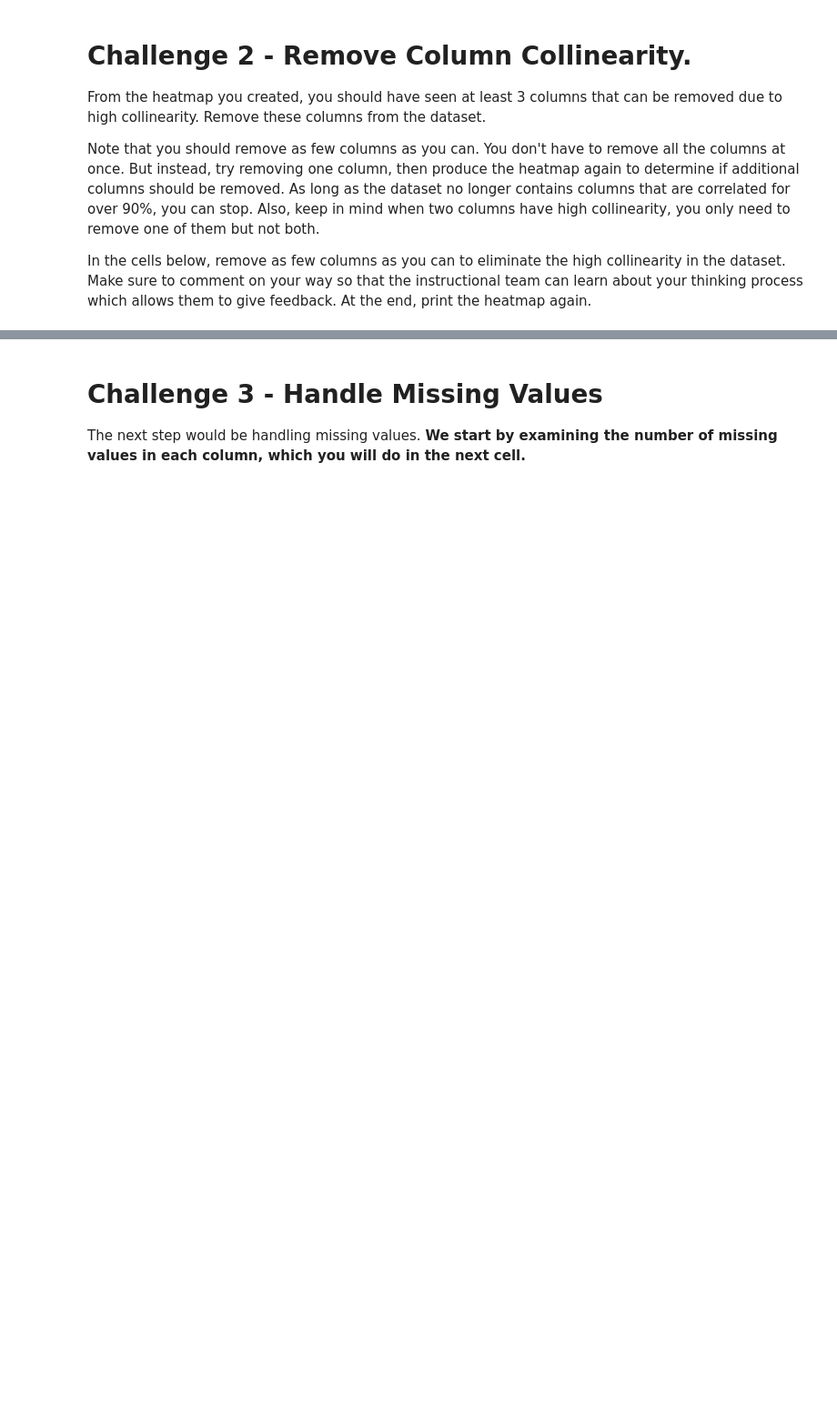
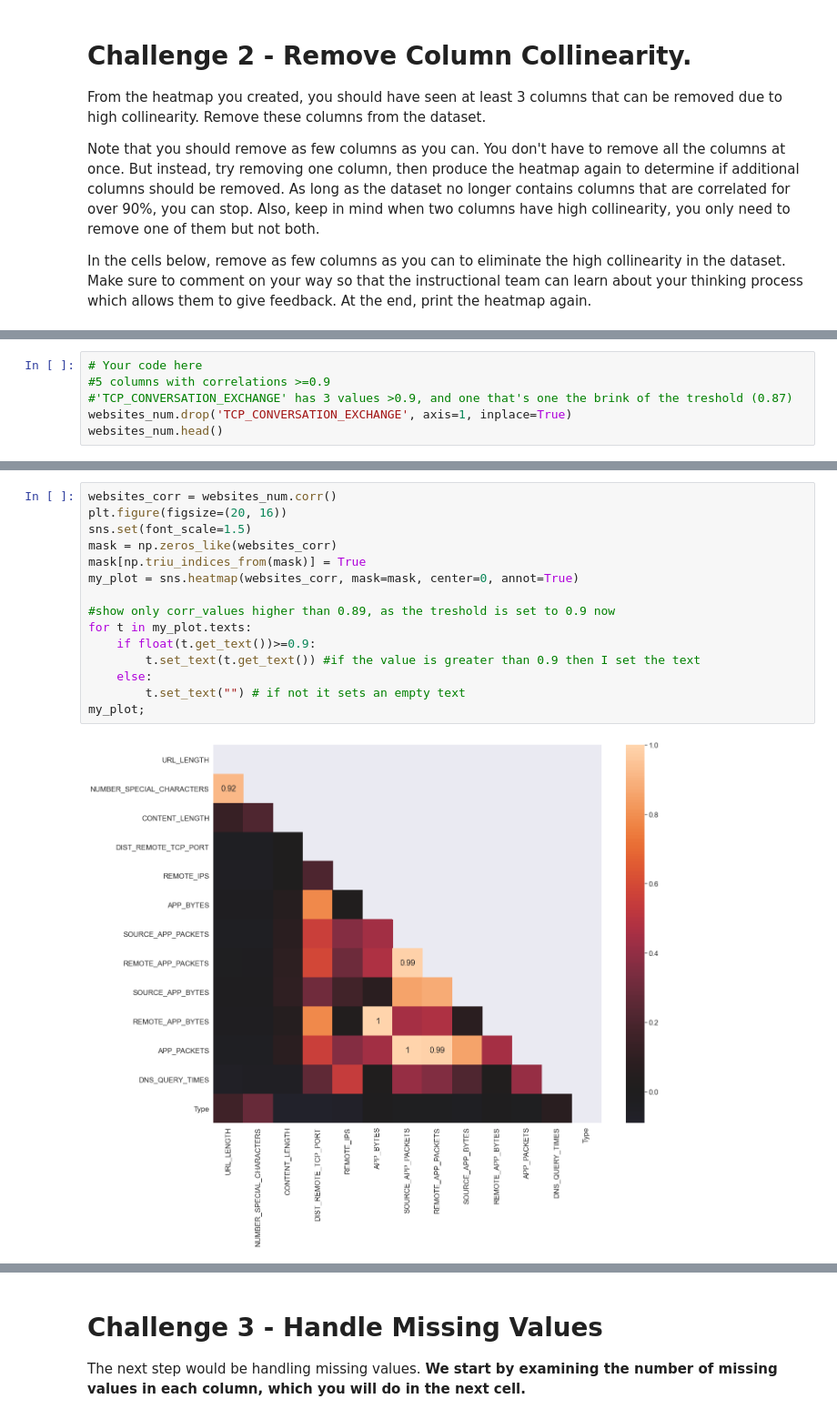
Before and after one commit to jetsal/data_analytics202103_module_3, a Jupyter notebook: labs/module_3_labs/Supervised-Learning/your-code/main.ipynb, the cells around one changed output, grey strips where cells are left out. Shown at 91% size. Drawn from its saved outputs; the diff is of its cells as text; blank space fills up the shorter version.

```diff
--- a/labs/module_3_labs/Supervised-Learning/your-code/main.ipynb
+++ b/labs/module_3_labs/Supervised-Learning/your-code/main.ipynb
@@ -70,0 +166,6 @@ In the cells below, remove as few columns as you can to eliminate the high colli
+# %%
+# Your code here
+#5 columns with correlations >=0.9
+#'TCP_CONVERSATION_EXCHANGE' has 3 values >0.9, and one that's one the brink of the treshold (0.87)
+websites_num.drop('TCP_CONVERSATION_EXCHANGE', axis=1, inplace=True)
+websites_num.head()
@@ -70,0 +179,17 @@ In the cells below, remove as few columns as you can to eliminate the high colli
+# %%
+websites_corr = websites_num.corr()
+plt.figure(figsize=(20, 16))
+sns.set(font_scale=1.5)
+mask = np.zeros_like(websites_corr)
+mask[np.triu_indices_from(mask)] = True
+my_plot = sns.heatmap(websites_corr, mask=mask, center=0, annot=True)
+
+#show only corr_values higher than 0.89, as the treshold is set to 0.9 now
+for t in my_plot.texts:
+    if float(t.get_text())>=0.9:
+        t.set_text(t.get_text()) #if the value is greater than 0.9 then I set the text
+    else:
+        t.set_text("") # if not it sets an empty text
+my_plot;
+# %% [output]
+[figure, added]
```
Also changed, not shown: parts of 89 cells of this notebook.
